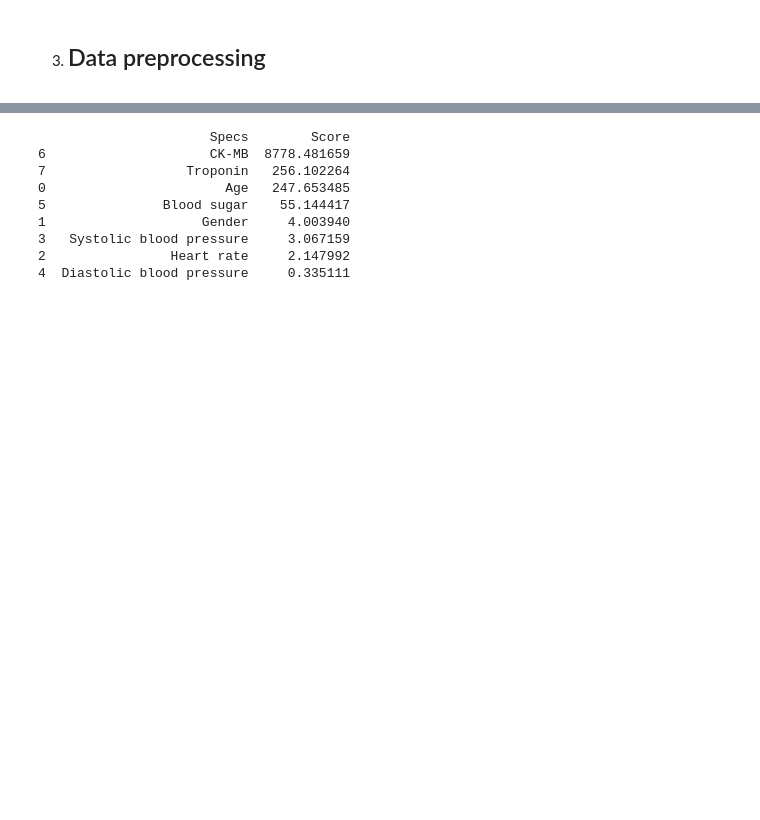
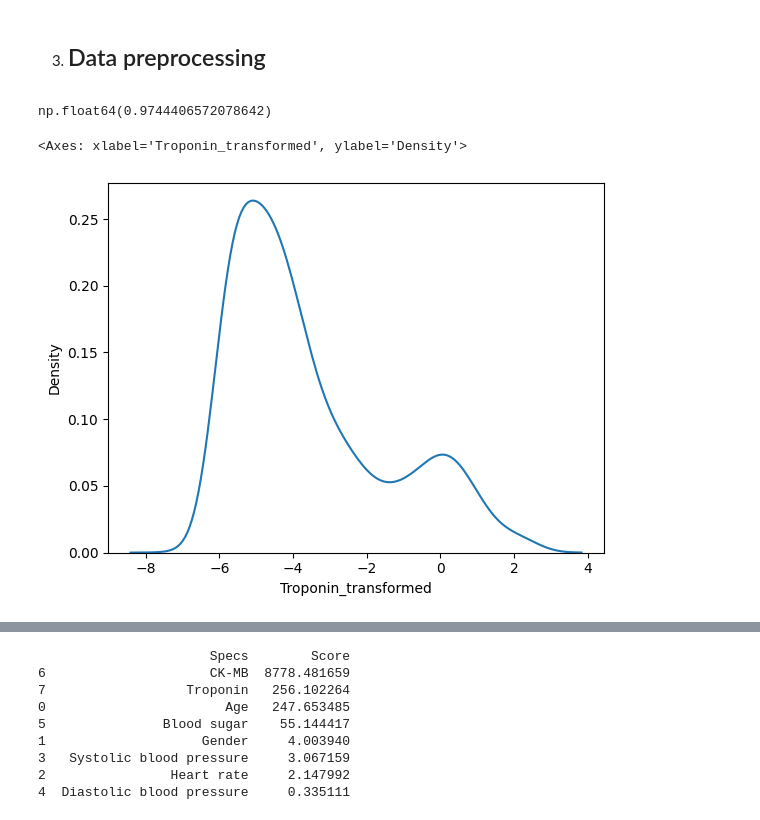
Before and after one commit to Phionanamugga/EDA_Cardiac_Biomarkers_and_Disease_Diagnosis, a Jupyter notebook: diagnosis.ipynb, the cells around one changed output, grey strips where cells are left out. Saved outputs shown, nothing was run; the diff lists cells and outputs as text; code cells hidden in the pictures; blank space fills up the shorter version.

```diff
--- a/diagnosis.ipynb
+++ b/diagnosis.ipynb
@@ -141,0 +146,12 @@ len(df_1)
+# %%
+# checks if skewness has been reduced and in this case, it has been reduced)
+df.Troponin_transformed.skew()
+# %% [output]
+np.float64(0.9744406572078642)
+# %%
+# checking whether the data is skewed(review this method later)
+df.Troponin_transformed.skew() #value shows that the data is postively skewed
+sns.kdeplot(df.Troponin_transformed)
+# %% [output]
+<Axes: xlabel='Troponin_transformed', ylabel='Density'>
+[figure, added]
```
Also changed, not shown: parts of 25 cells of this notebook.
